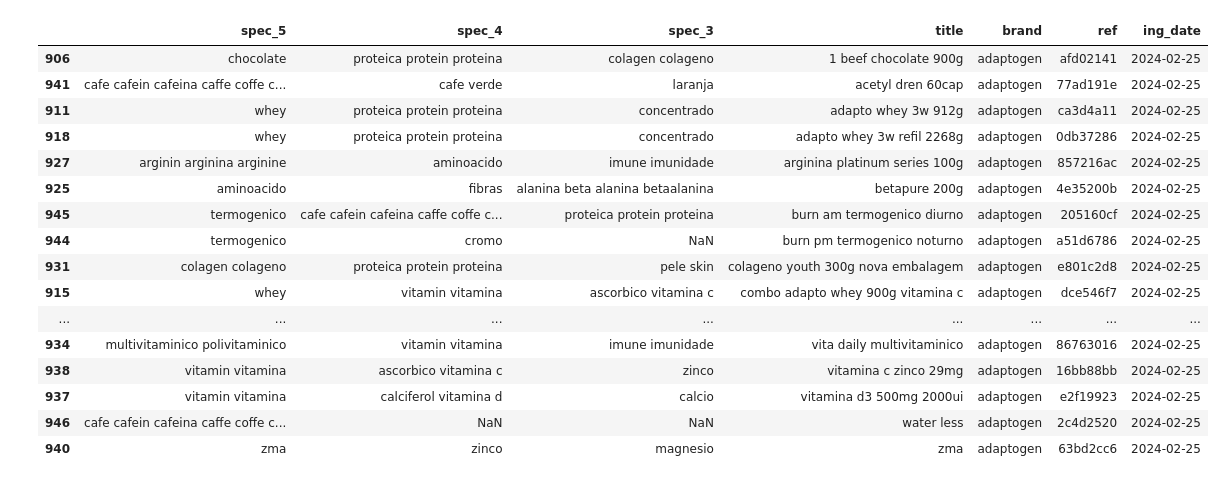
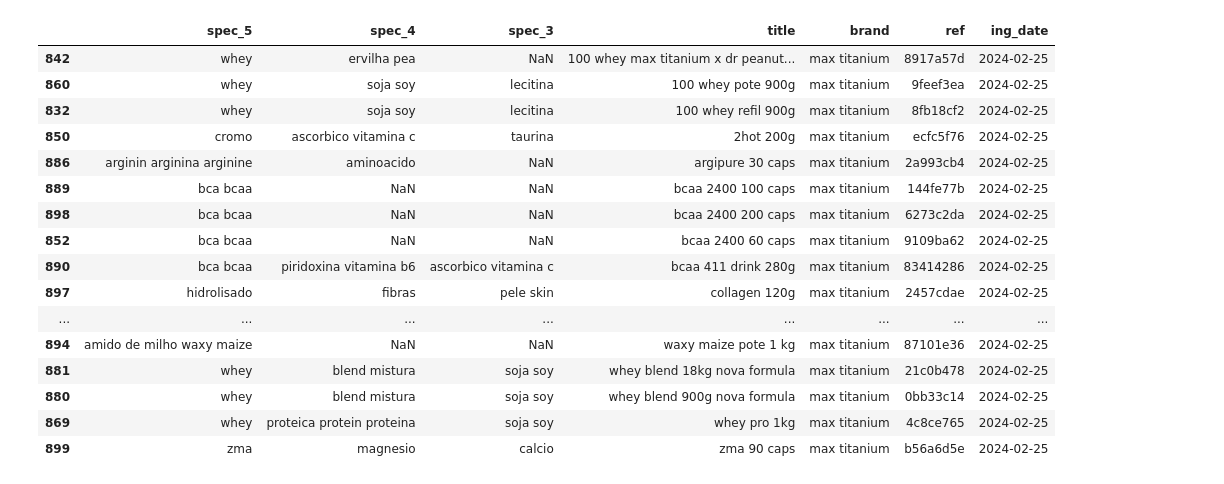
Before and after one commit to GustavoFortti/dataindex-crw, a Jupyter notebook: notebooks/teste_novo_dry.ipynb, the cells around one changed output. Drawn from its saved outputs; the diff is of its cells as text; code cells hidden in the pictures.

```diff
--- a/notebooks/teste_novo_dry.ipynb
+++ b/notebooks/teste_novo_dry.ipynb
@@ -31,23 +31,23 @@ memory usage: 180.1+ KB
 # %%
 import pandas as pd
 
 cols = ['spec_5','spec_4','spec_3', 'title', 'brand', 'ref', 'ing_date']
-df[df['brand'] == 'adaptogen'][cols].sort_values('title')
+df[df['brand'] == 'max titanium'][cols].sort_values('title')
 # %% [output]
 |  | spec_5 | spec_4 | spec_3 | title | brand | ref | ing_date |
-| 906 | chocolate | proteica protein proteina | colagen colageno | 1 beef chocolate 900g | adaptogen | afd02141 | 2024-02-25 |
-| 941 | cafe cafein cafeina caffe coffe c... | cafe verde | laranja | acetyl dren 60cap | adaptogen | 77ad191e | 2024-02-25 |
-| 911 | whey | proteica protein proteina | concentrado | adapto whey 3w 912g | adaptogen | ca3d4a11 | 2024-02-25 |
-| 918 | whey | proteica protein proteina | concentrado | adapto whey 3w refil 2268g | adaptogen | 0db37286 | 2024-02-25 |
-| 927 | arginin arginina arginine | aminoacido | imune imunidade | arginina platinum series 100g | adaptogen | 857216ac | 2024-02-25 |
-| 925 | aminoacido | fibras | alanina beta alanina betaalanina | betapure 200g | adaptogen | 4e35200b | 2024-02-25 |
-| 945 | termogenico | cafe cafein cafeina caffe coffe c... | proteica protein proteina | burn am termogenico diurno | adaptogen | 205160cf | 2024-02-25 |
-| 944 | termogenico | cromo | NaN | burn pm termogenico noturno | adaptogen | a51d6786 | 2024-02-25 |
-| 931 | colagen colageno | proteica protein proteina | pele skin | colageno youth 300g nova embalagem | adaptogen | e801c2d8 | 2024-02-25 |
-| 915 | whey | vitamin vitamina | ascorbico vitamina c | combo adapto whey 900g vitamina c | adaptogen | dce546f7 | 2024-02-25 |
+| 842 | whey | ervilha pea | NaN | 100 whey max titanium x dr peanut... | max titanium | 8917a57d | 2024-02-25 |
+| 860 | whey | soja soy | lecitina | 100 whey pote 900g | max titanium | 9feef3ea | 2024-02-25 |
+| 832 | whey | soja soy | lecitina | 100 whey refil 900g | max titanium | 8fb18cf2 | 2024-02-25 |
+| 850 | cromo | ascorbico vitamina c | taurina | 2hot 200g | max titanium | ecfc5f76 | 2024-02-25 |
+| 886 | arginin arginina arginine | aminoacido | NaN | argipure 30 caps | max titanium | 2a993cb4 | 2024-02-25 |
+| 889 | bca bcaa | NaN | NaN | bcaa 2400 100 caps | max titanium | 144fe77b | 2024-02-25 |
+| 898 | bca bcaa | NaN | NaN | bcaa 2400 200 caps | max titanium | 6273c2da | 2024-02-25 |
+| 852 | bca bcaa | NaN | NaN | bcaa 2400 60 caps | max titanium | 9109ba62 | 2024-02-25 |
+| 890 | bca bcaa | piridoxina vitamina b6 | ascorbico vitamina c | bcaa 411 drink 280g | max titanium | 83414286 | 2024-02-25 |
+| 897 | hidrolisado | fibras | pele skin | collagen 120g | max titanium | 2457cdae | 2024-02-25 |
 | ... | ... | ... | ... | ... | ... | ... | ... |
-| 934 | multivitaminico polivitaminico | vitamin vitamina | imune imunidade | vita daily multivitaminico | adaptogen | 86763016 | 2024-02-25 |
-| 938 | vitamin vitamina | ascorbico vitamina c | zinco | vitamina c zinco 29mg | adaptogen | 16bb88bb | 2024-02-25 |
-| 937 | vitamin vitamina | calciferol vitamina d | calcio | vitamina d3 500mg 2000ui | adaptogen | e2f19923 | 2024-02-25 |
-| 946 | cafe cafein cafeina caffe coffe c... | NaN | NaN | water less | adaptogen | 2c4d2520 | 2024-02-25 |
-| 940 | zma | zinco | magnesio | zma | adaptogen | 63bd2cc6 | 2024-02-25 |
+| 894 | amido de milho waxy maize | NaN | NaN | waxy maize pote 1 kg | max titanium | 87101e36 | 2024-02-25 |
+| 881 | whey | blend mistura | soja soy | whey blend 18kg nova formula | max titanium | 21c0b478 | 2024-02-25 |
+| 880 | whey | blend mistura | soja soy | whey blend 900g nova formula | max titanium | 0bb33c14 | 2024-02-25 |
+| 869 | whey | proteica protein proteina | soja soy | whey pro 1kg | max titanium | 4c8ce765 | 2024-02-25 |
+| 899 | zma | magnesio | calcio | zma 90 caps | max titanium | b56a6d5e | 2024-02-25 |
```
Also changed, not shown: parts of 1 cell of this notebook, 1 other file.
